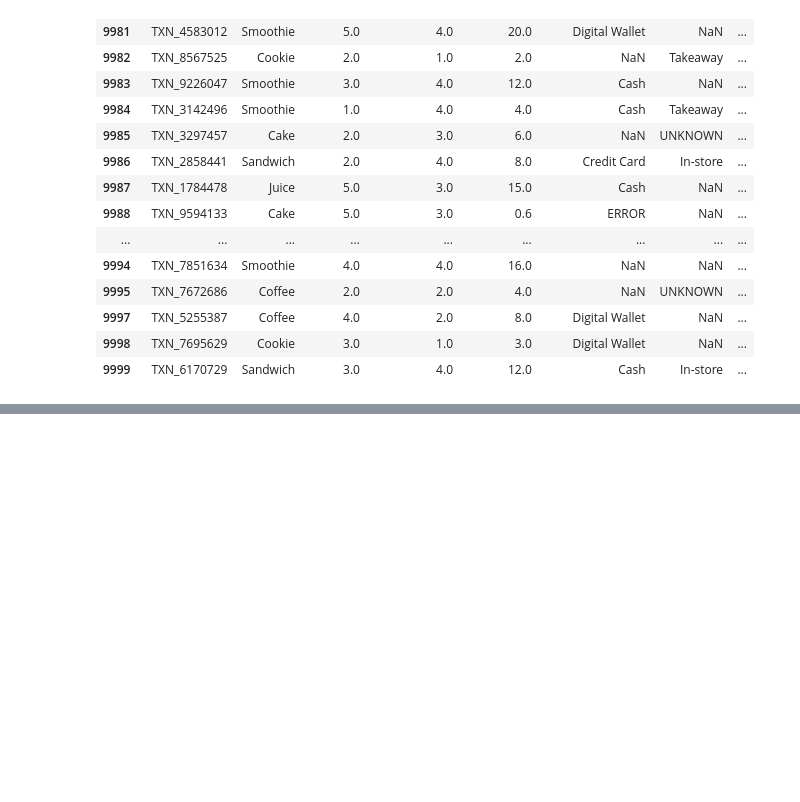
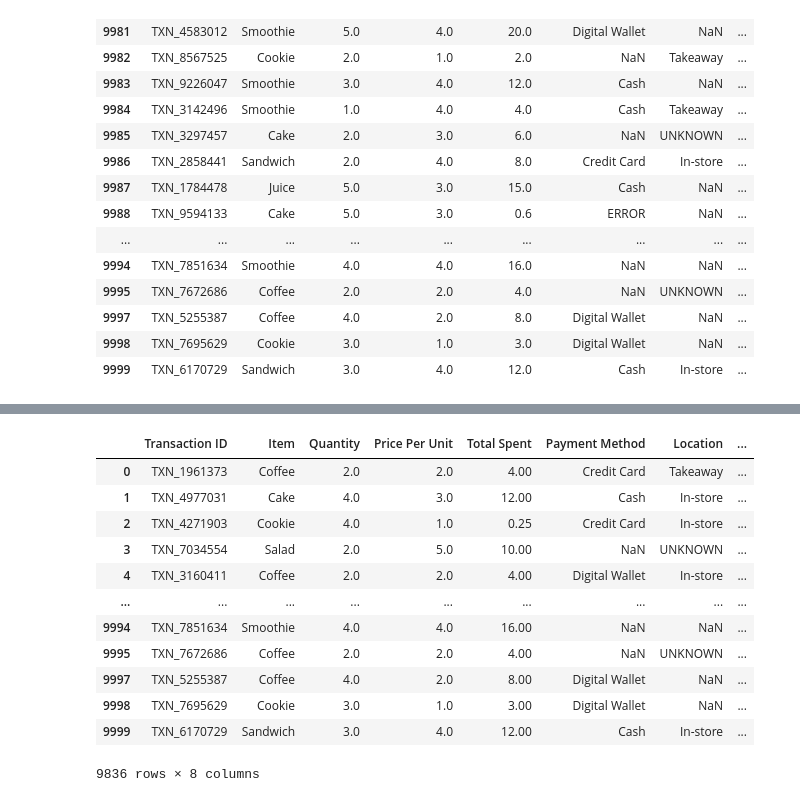
Before and after one commit to aayushmanz/Python-For-Data-Science, a Jupyter notebook: Pandas in Python/Practice in pandas/Practice_6_Dirty_cafe_sales.ipynb, the cells around one changed output, grey strips where cells are left out. Cells and saved outputs as stored; diff of their text form; code cells hidden in the pictures; blank space fills up the shorter version.

```diff
--- a/Pandas in Python/Practice in pandas/Practice_6_Dirty_cafe_sales.ipynb
+++ b/Pandas in Python/Practice in pandas/Practice_6_Dirty_cafe_sales.ipynb
@@ -187,0 +184,17 @@ a.value_counts().plot(kind='pie')
+# %%
+df['Payment Method'] = df['Payment Method'].replace(['UNKNOWN','ERROR'], np.nan)
+df
+# %% [output]
+|  | Transaction ID | Item | Quantity | Price Per Unit | Total Spent | Payment Method | Location | ... |
+| 0 | TXN_1961373 | Coffee | 2.0 | 2.0 | 4.00 | Credit Card | Takeaway | ... |
+| 1 | TXN_4977031 | Cake | 4.0 | 3.0 | 12.00 | Cash | In-store | ... |
+| 2 | TXN_4271903 | Cookie | 4.0 | 1.0 | 0.25 | Credit Card | In-store | ... |
+| 3 | TXN_7034554 | Salad | 2.0 | 5.0 | 10.00 | NaN | UNKNOWN | ... |
+| 4 | TXN_3160411 | Coffee | 2.0 | 2.0 | 4.00 | Digital Wallet | In-store | ... |
+| ... | ... | ... | ... | ... | ... | ... | ... | ... |
+| 9994 | TXN_7851634 | Smoothie | 4.0 | 4.0 | 16.00 | NaN | NaN | ... |
+| 9995 | TXN_7672686 | Coffee | 2.0 | 2.0 | 4.00 | NaN | UNKNOWN | ... |
+| 9997 | TXN_5255387 | Coffee | 4.0 | 2.0 | 8.00 | Digital Wallet | NaN | ... |
+| 9998 | TXN_7695629 | Cookie | 3.0 | 1.0 | 3.00 | Digital Wallet | NaN | ... |
+| 9999 | TXN_6170729 | Sandwich | 3.0 | 4.0 | 12.00 | Cash | In-store | ... |
+9836 rows × 8 columns
```
Also changed, not shown: parts of 8 cells of this notebook.
